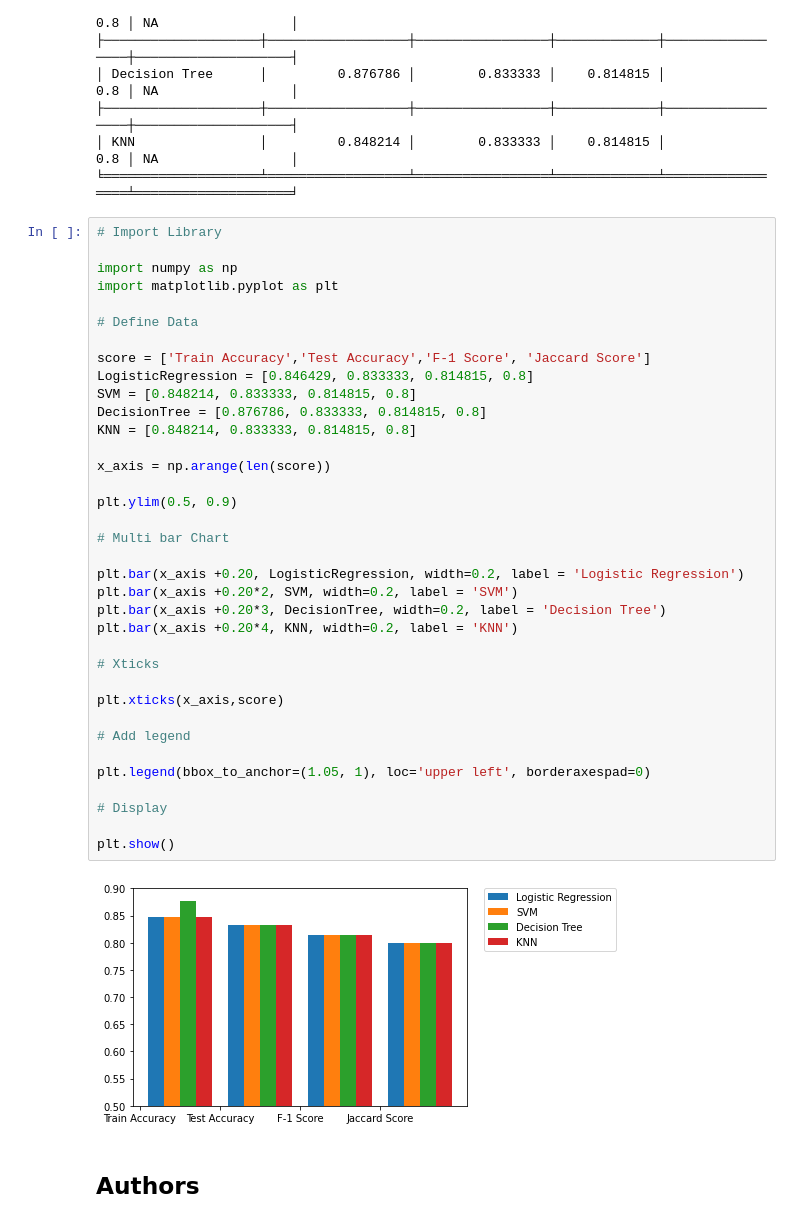
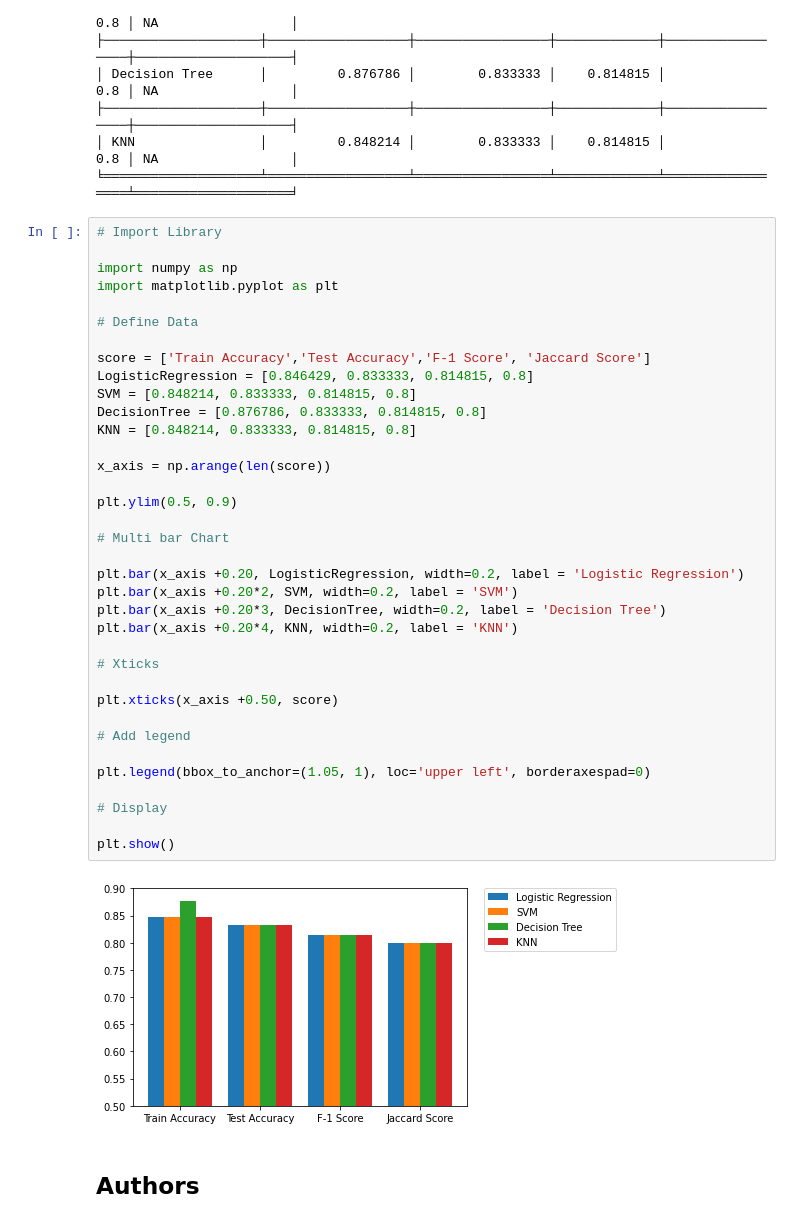
Before and after one commit to BrigitteW/ibm_final, a Jupyter notebook: Machine Learning Prediction.ipynb, the cells around one changed output. Saved outputs shown, nothing was run; the diff lists cells and outputs as text.

```diff
--- a/Machine Learning Prediction.ipynb
+++ b/Machine Learning Prediction.ipynb
@@ -455,35 +455,35 @@ import matplotlib.pyplot as plt
 # Define Data
 
 score = ['Train Accuracy','Test Accuracy','F-1 Score', 'Jaccard Score']
 LogisticRegression = [0.846429, 0.833333, 0.814815, 0.8]
 SVM = [0.848214, 0.833333, 0.814815, 0.8]
 DecisionTree = [0.876786, 0.833333, 0.814815, 0.8]
 KNN = [0.848214, 0.833333, 0.814815, 0.8]
 
 x_axis = np.arange(len(score))
 
 plt.ylim(0.5, 0.9)
 
 # Multi bar Chart
 
 plt.bar(x_axis +0.20, LogisticRegression, width=0.2, label = 'Logistic Regression')
 plt.bar(x_axis +0.20*2, SVM, width=0.2, label = 'SVM')
 plt.bar(x_axis +0.20*3, DecisionTree, width=0.2, label = 'Decision Tree')
 plt.bar(x_axis +0.20*4, KNN, width=0.2, label = 'KNN')
 
 # Xticks
 
-plt.xticks(x_axis,score)
+plt.xticks(x_axis +0.50, score)
 
 # Add legend
 
 plt.legend(bbox_to_anchor=(1.05, 1), loc='upper left', borderaxespad=0)
 
 # Display
 
 plt.show()
 # %% [output]
-[figure, old version]
+[figure, new version]
 # %% [markdown]
 ## Authors
 # %% [markdown]
```
